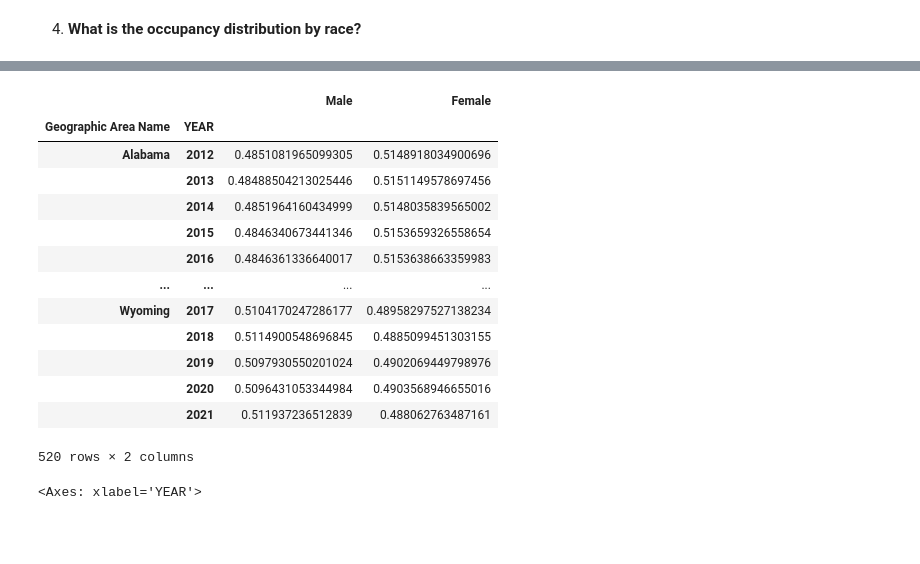
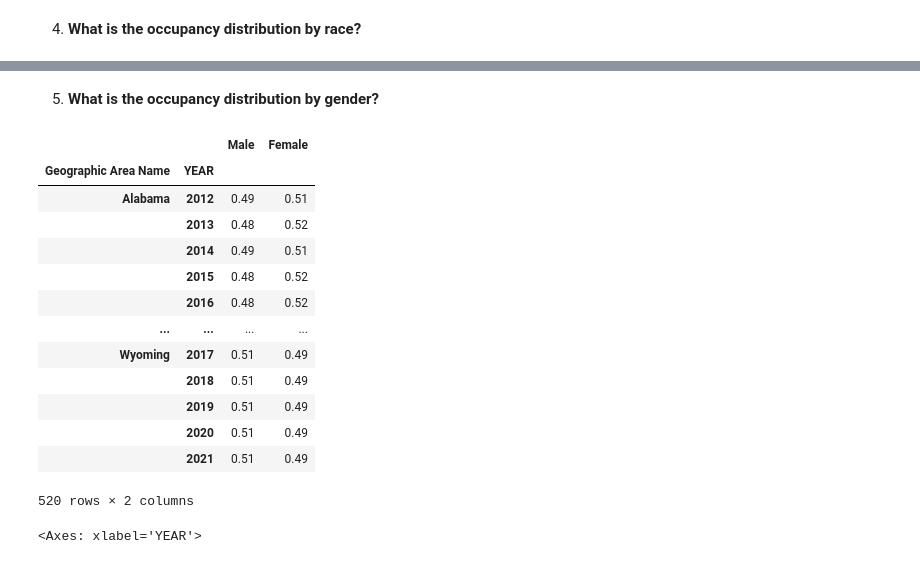
Before and after one commit to xie1027/GenAI_Insights, a Jupyter notebook: answer_key_david.ipynb, the cells around one changed output, grey strips where cells are left out. Drawn from its saved outputs; the diff is of its cells as text; code cells hidden in the pictures; blank space fills up the shorter version.

```diff
--- a/answer_key_david.ipynb
+++ b/answer_key_david.ipynb
@@ -50,8 +15,8 @@ import pandas as pd
 from pathlib import Path, PosixPath
 from typing import NamedTuple
 # %%
-pd.set_option("display.max_columns", None) # display all columns
-pd.set_option("float_format", "{:,}".format)  # display numbers with commas; "{:,.2f}".format for 2 decimals
+pd.set_option("display.max_columns", None)  # display all columns
+pd.set_option("float_format", "{:,.2f}".format)  # display floats with commas and two decimal places
 # %%
 # NamedTuple type hint
 class ParametersType(NamedTuple):
@@ -395,3 +375,5 @@ acs_df.groupby(["Geographic Area Name", "YEAR"])[race_features].sum().apply(lamb
+# %% [markdown]
+5. **What is the occupancy distribution by gender?**
 # %%
 gender_features: list = [
     "Male",
@@ -399,21 +381,22 @@ gender_features: list = [
 ]
 # %%
 # Occupancy distribution by gender, state, and year expressed as a percentage
-acs_df.groupby(["Geographic Area Name", "YEAR"])[gender_features].sum().apply(lambda x: x / x.sum(), axis=1)
+occ_gender_df = acs_df.groupby(["Geographic Area Name", "YEAR"])[gender_features].sum().apply(lambda x: x / x.sum(), axis=1)
+occ_gender_df
 # %% [output]
 |  |  | Male | Female |
 | Geographic Area Name | YEAR |  |  |
-| Alabama | 2012 | 0.4851081965099305 | 0.5148918034900696 |
-|  | 2013 | 0.48488504213025446 | 0.5151149578697456 |
-|  | 2014 | 0.4851964160434999 | 0.5148035839565002 |
-|  | 2015 | 0.4846340673441346 | 0.5153659326558654 |
-|  | 2016 | 0.4846361336640017 | 0.5153638663359983 |
+| Alabama | 2012 | 0.49 | 0.51 |
+|  | 2013 | 0.48 | 0.52 |
+|  | 2014 | 0.49 | 0.51 |
+|  | 2015 | 0.48 | 0.52 |
+|  | 2016 | 0.48 | 0.52 |
 | ... | ... | ... | ... |
-| Wyoming | 2017 | 0.5104170247286177 | 0.48958297527138234 |
-|  | 2018 | 0.5114900548696845 | 0.4885099451303155 |
-|  | 2019 | 0.5097930550201024 | 0.4902069449798976 |
-|  | 2020 | 0.5096431053344984 | 0.4903568946655016 |
-|  | 2021 | 0.511937236512839 | 0.488062763487161 |
+| Wyoming | 2017 | 0.51 | 0.49 |
+|  | 2018 | 0.51 | 0.49 |
+|  | 2019 | 0.51 | 0.49 |
+|  | 2020 | 0.51 | 0.49 |
+|  | 2021 | 0.51 | 0.49 |
 520 rows × 2 columns
 # %%
 # Gender occupancy distribution by year for Maryland and Florida
```
Also changed, not shown: parts of 43 cells of this notebook.
